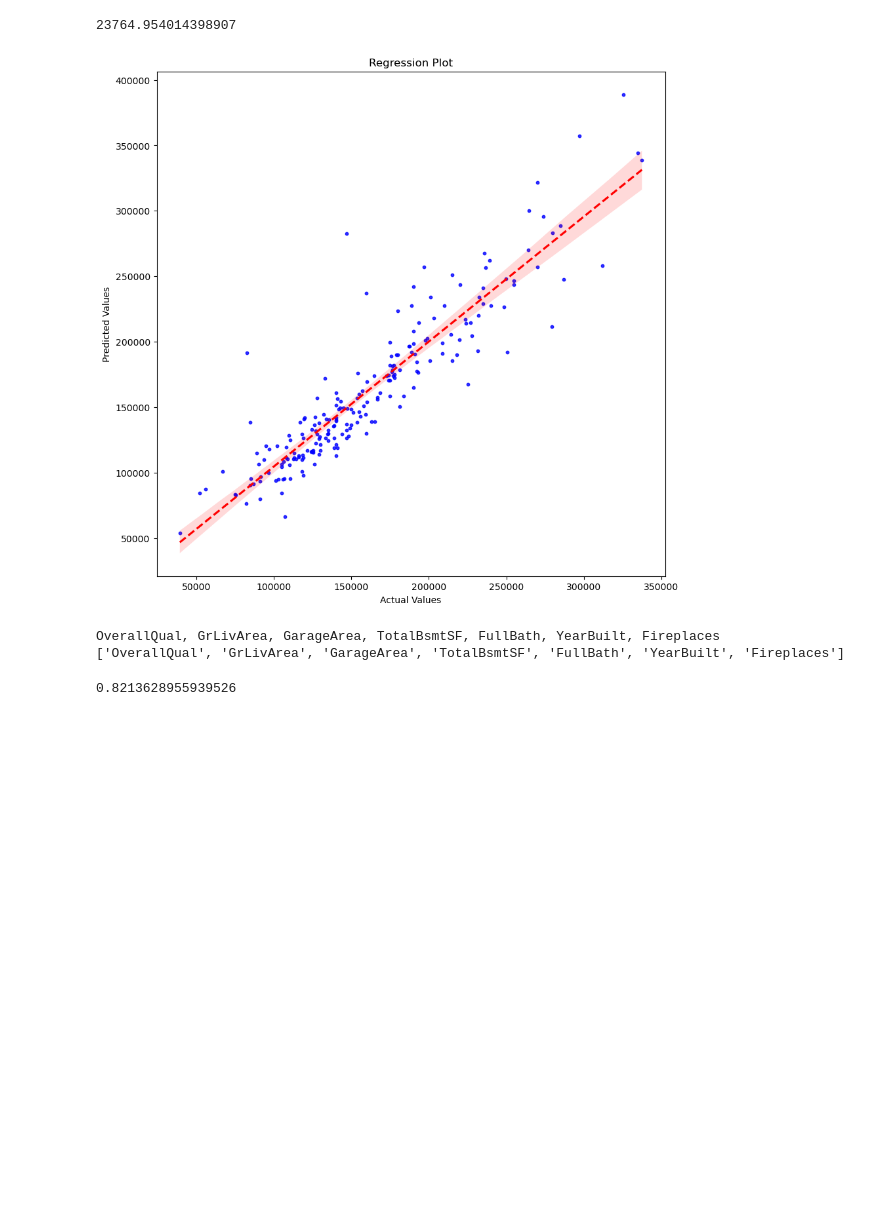
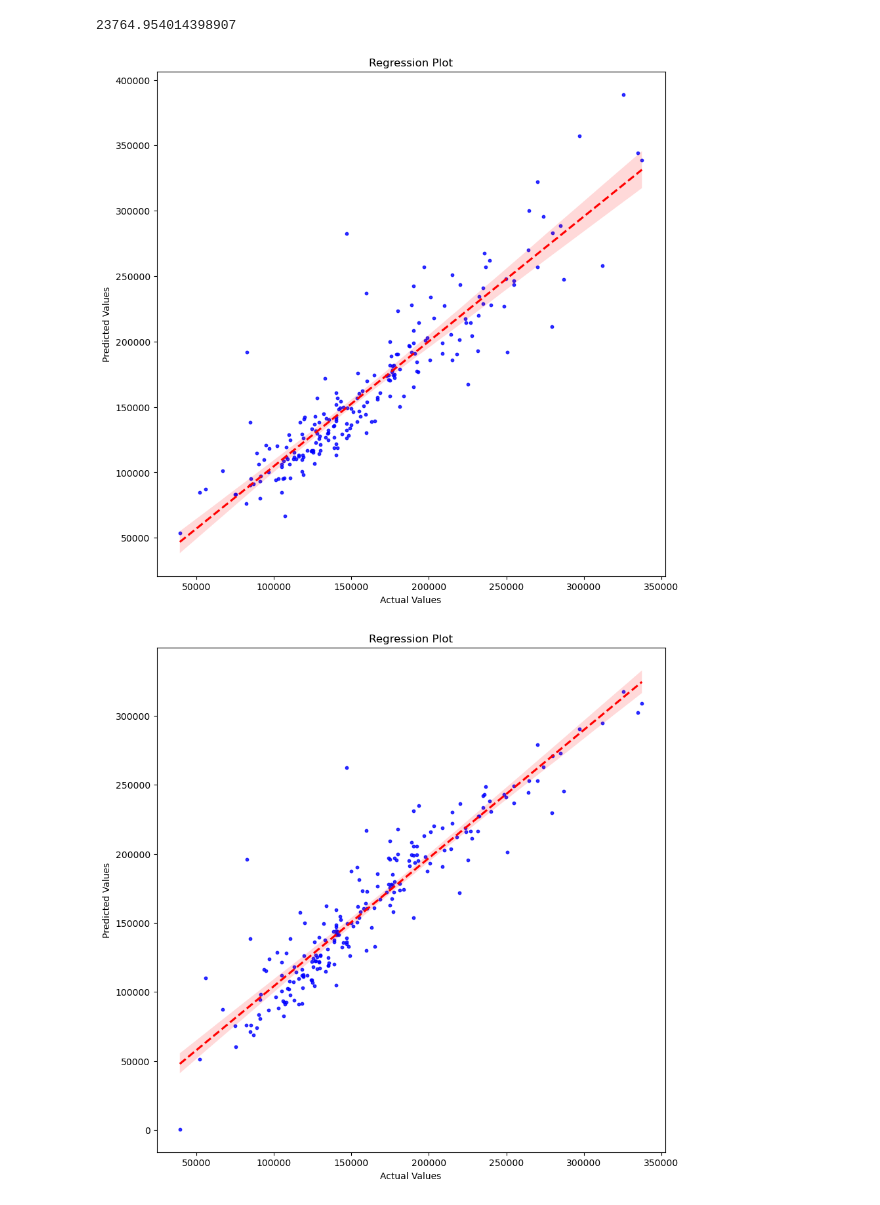
Before and after one commit to Daavoy/Dat158Assignment2, a Jupyter notebook: Assignment2.ipynb, the cells around one changed output. Saved outputs shown, nothing was run; the diff lists cells and outputs as text; code cells hidden in the pictures; blank space fills up the shorter version.

```diff
--- a/Assignment2.ipynb
+++ b/Assignment2.ipynb
@@ -166,5 +168,5 @@ Name: SalePrice, dtype: float64
 # %%
-def removeNullValues(df):
+def removeNullValuesAndEncode(df):
     for column in df:
         if df[column].isna().any():
             amountOfNa = df[column].isna().sum()
@@ -180,7 +182,7 @@ def removeNullValues(df):
                 df = df.drop(column, axis=1)
     return df
 # %%
-X = removeNullValues(X)
+X = removeNullValuesAndEncode(X)
 # %% [output]
 Column Alley
 Sum: 791
@@ -215,11 +217,14 @@ X.head()
 from sklearn import preprocessing
 from pandas.api.types import is_numeric_dtype
 label_encoder = preprocessing.LabelEncoder()
-for column in X:
-    if not is_numeric_dtype(X[column]):
-        one_hot = pd.get_dummies(X[column], prefix={column}, drop_first=True)
-        X = pd.concat([X,one_hot],axis=1)
-        X = X.drop(column, axis=1)
+def encodeNonNumeric(data):
+    for column in data:
+        if not is_numeric_dtype(data[column]):
+            one_hot = pd.get_dummies(data[column], prefix={column}, drop_first=True)
+            data = pd.concat([data,one_hot],axis=1)
+            data = data.drop(column, axis=1)
+    return data
+X = encodeNonNumeric(X)
 # %% [markdown]
 ### Splitting the data into sets:
 # %%
@@ -263,8 +260,11 @@ r2_score(y_test, en.predict(X_test))
 # %%
 import seaborn as sns
-fig, ax = plt.subplots(figsize=(10, 10))
-sns.regplot(x=y_test, y=y_pred, scatter_kws={'color': 'blue', 's': 10}, line_kws={'color': 'red', 'linestyle': '--'})
-ax.set_xlabel('Actual Values')
-ax.set_ylabel('Predicted Values')
-ax.set_title('Regression Plot')
-plt.show()
+
+def plotRegressionGraph(model):
+    y_pred = model.predict(X_test)
+    fig, ax = plt.subplots(figsize=(10, 10))
+    sns.regplot(x=y_test, y=y_pred, scatter_kws={'color': 'blue', 's': 10}, line_kws={'color': 'red', 'linestyle': '--'})
+    ax.set_xlabel('Actual Values')
+    ax.set_ylabel('Predicted Values')
+    ax.set_title('Regression Plot')
+    plt.show()
@@ -277,27 +275,10 @@ xgb.fit(X_train, y_train)
 mean_squared_error(y_test, xgb.predict(X_test), squared=False)
 # %% [output]
 23764.954014398907
-# %%
-y_pred = xgb.predict(X_test)
-fig, ax = plt.subplots(figsize=(10, 10))
-sns.regplot(x=y_test, y=y_pred, scatter_kws={'color': 'blue', 's': 10}, line_kws={'color': 'red', 'linestyle': '--'})
-ax.set_xlabel('Actual Values')
-ax.set_ylabel('Predicted Values')
-ax.set_title('Regression Plot')
-plt.show()
-# %% [output]
-[figure, removed]
-# %%
-lst = []
-for col in ["OverallQual","GrLivArea","GarageArea","TotalBsmtSF", "FullBath", "YearBuilt", "Fireplaces"]:
-
-    lst.append(col)
-print (*lst, sep =', ')
-print(lst)
-# %% [output]
-OverallQual, GrLivArea, GarageArea, TotalBsmtSF, FullBath, YearBuilt, Fireplaces
-['OverallQual', 'GrLivArea', 'GarageArea', 'TotalBsmtSF', 'FullBath', 'YearBuilt', 'Fireplaces']
-# %%
-r2_score(y_test, y_pred)
-# %% [output]
-0.8213628955939526
+# %%
+plotRegressionGraph(xgb)
+plotRegressionGraph(en)
+plotRegressionGraph(rf_reg)
+# %% [output]
+[figure, added]
+[figure, added]
```
Also changed, not shown: parts of 22 cells of this notebook, 1 other file.
